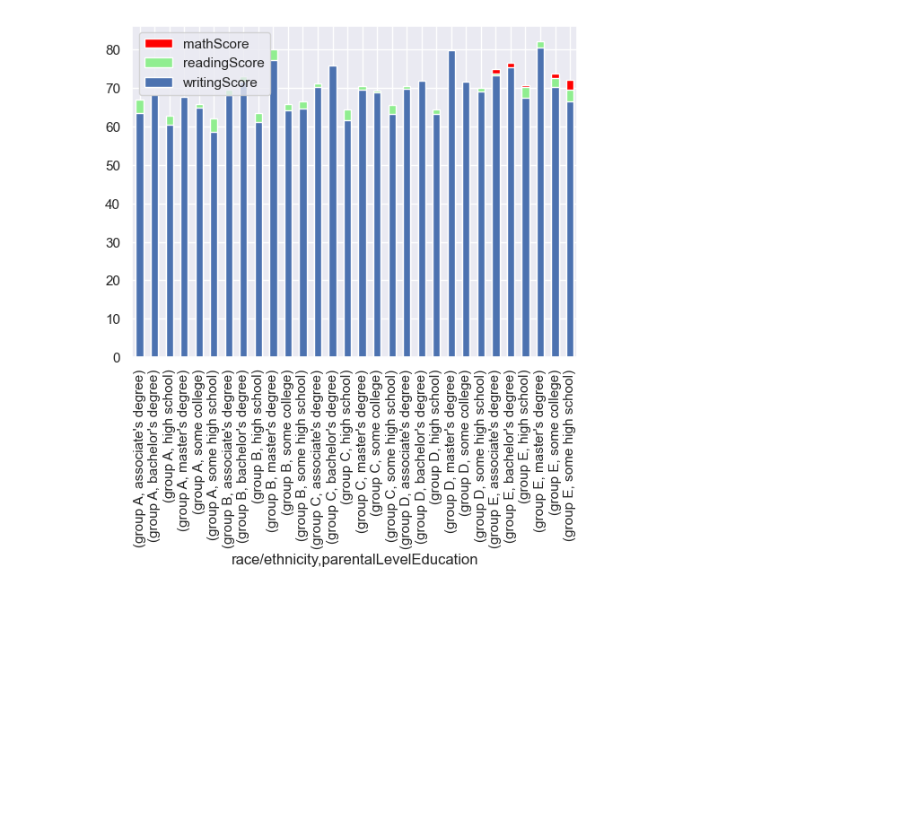
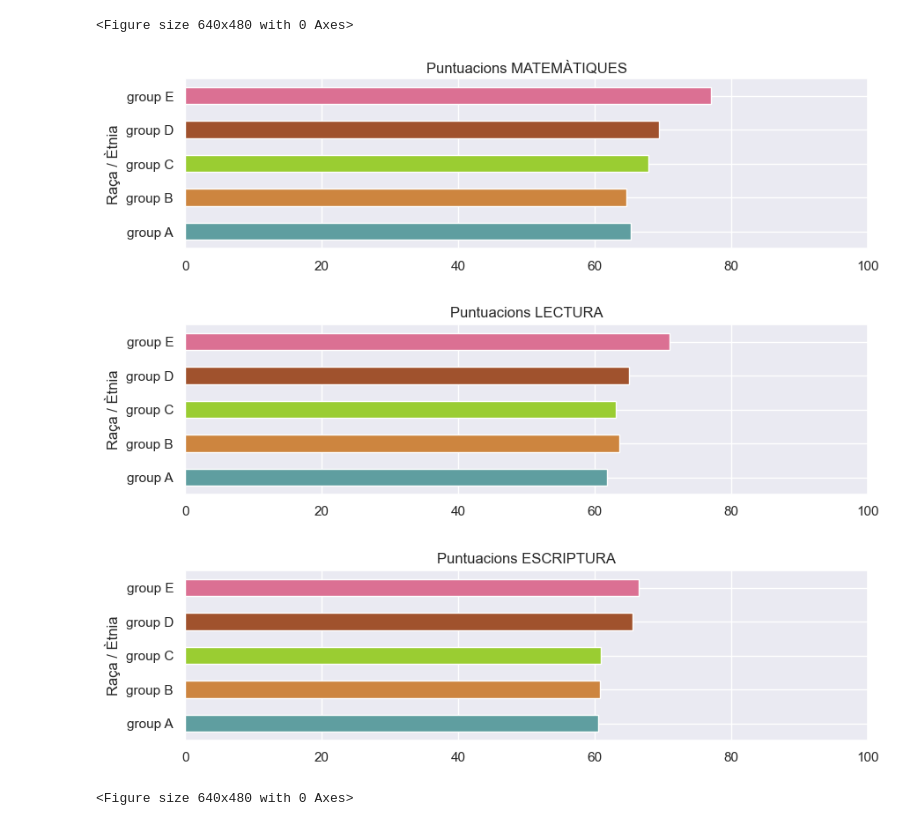
Before and after one commit to nicoguerin/bigdata, a Jupyter notebook: projecte_xavi_arechavala_nico_guerin.ipynb, the cells around one changed output. Cells and saved outputs as stored; diff of their text form; code cells hidden in the pictures; blank space fills up the shorter version.

```diff
--- a/projecte_xavi_arechavala_nico_guerin.ipynb
+++ b/projecte_xavi_arechavala_nico_guerin.ipynb
@@ -10,13 +10,37 @@ sns.set(style="darkgrid")
 resultats = pd.read_csv('StudentsPerformance.csv')
 # %%
 # Canviem el nom de les columnes
-resultats.columns = ['gender', 'race/ethnicity', 'parentalLevelEducation', 'lunch',
-                     'testPreparationCourse', 'mathScore', 'readingScore', 'writingScore']
+resultats.columns = ['genere', 'etnia', 'educacioPares', 'dinarPrevi',
+                     'preparacioExamen', 'notaMates', 'notaLectura', 'notaEscriptura']
+
+# Creem un vector de colors (facilitar visualització de les dades)
+colors = ["cadetblue", "peru", "yellowgreen", "sienna", "palevioletred"]
-# %%
-combinedStats = resultats.groupby(["race/ethnicity", "parentalLevelEducation"])
-
-ethnicMathStats = combinedStats['mathScore'].mean().round(2).plot(kind="bar", legend=True, color="red")
-ethnicReadingStats = combinedStats['readingScore'].mean().round(2).plot(kind='bar', legend=True, color="lightgreen")
-ethnicWritingStats = combinedStats['writingScore'].mean().round(2).plot(kind='bar', legend=True)
-# %% [output]
-[figure, removed]
+# %%
+# PRIMER ESTUDI
+# Dels homes, ajuntarem els membres de grups ètnics diferents i amb situacions iguals i semblants per veure els resultats
+# acadèmics dels diferents grups ètnics.
+maleStats = resultats[resultats['genere']=='male']
+firstStudy = maleStats[maleStats['educacioPares']=="some college"].groupby("etnia")
+
+
+# Calculem la mitjana de cada examen
+ethnicMathStats = firstStudy['notaMates'].mean().round(2)
+ethnicReadingStats = firstStudy['notaLectura'].mean().round(2)
+ethnicWritingStats = firstStudy['notaEscriptura'].mean().round(2)
+
+
+# Mostrem les gràfiques obtingudes
+ethnicMathStats.plot(kind="barh", ylabel="Puntuació MATEMÀTIQUES", xlabel="Raça / Ètnia", figsize=(10, 2.5), color=colors)
+plt.title('Puntuacions MATEMÀTIQUES'); plt.xlim([0, 100]); plt.figure()
+
+ethnicReadingStats.plot(kind="barh", ylabel="Puntuació LECTURA", xlabel="Raça / Ètnia", figsize=(10, 2.5), color=colors)
+plt.title('Puntuacions LECTURA'); plt.xlim([0, 100]); plt.figure()
+
+ethnicWritingStats.plot(kind="barh", ylabel="Puntuació ESCRIPTURA", xlabel="Raça / Ètnia", figsize=(10, 2.5), color=colors)
+plt.title('Puntuacions ESCRIPTURA'); plt.xlim([0, 100]); plt.figure()
+# %% [output]
+<Figure size 640x480 with 0 Axes>
+[figure, added]
+[figure, added]
+[figure, added]
+<Figure size 640x480 with 0 Axes>
```
Also changed, not shown: parts of 1 cell of this notebook.
